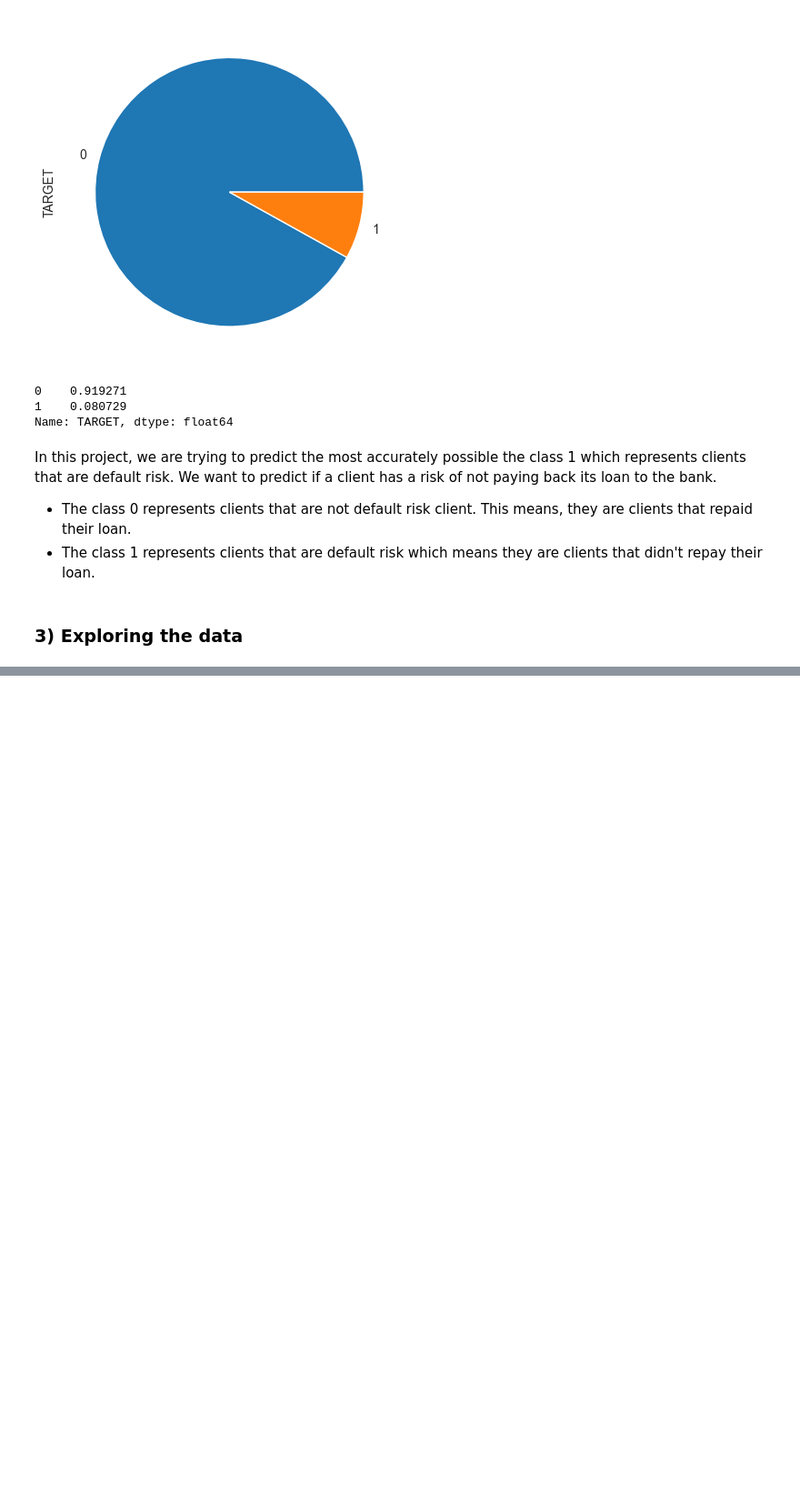
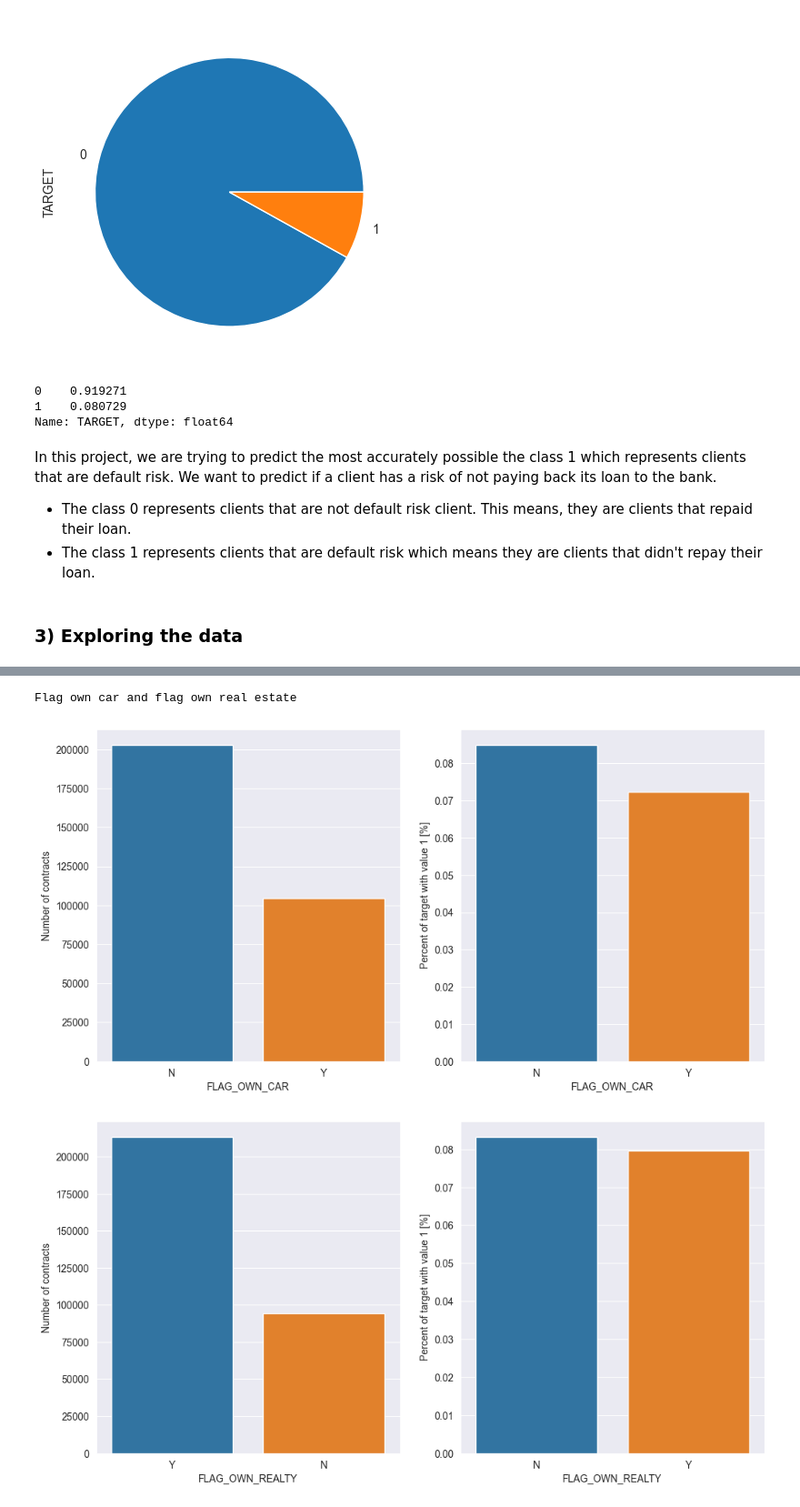
Before and after one commit to oumeima-elgharbi/P7_Data_Science_OpenClassrooms, a Jupyter notebook: model_development/P7_01_exploration.ipynb, the cells around one changed output, grey strips where cells are left out. Shown at 91% size. Saved outputs shown, nothing was run; the diff lists cells and outputs as text; code cells hidden in the pictures; blank space fills up the shorter version.

```diff
--- a/model_development/P7_01_exploration.ipynb
+++ b/model_development/P7_01_exploration.ipynb
@@ -272,0 +310,8 @@ NameError: name 'application_train' is not defined
+# %%
+print("Flag own car and flag own real estate")
+plot_stats(dataset_application_train, 'FLAG_OWN_CAR')
+plot_stats(dataset_application_train, 'FLAG_OWN_REALTY')
+# %% [output]
+Flag own car and flag own real estate
+[figure, added]
+[figure, added]
```
Also changed, not shown: parts of 51 cells of this notebook, 1 other file.
